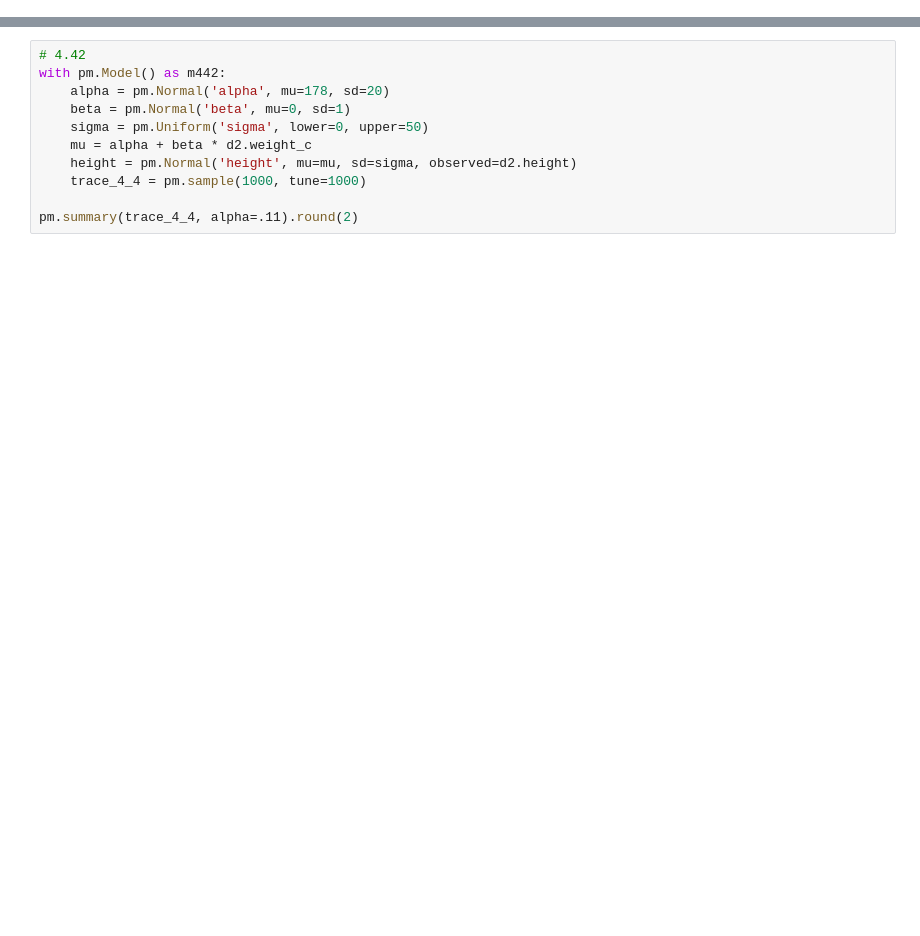
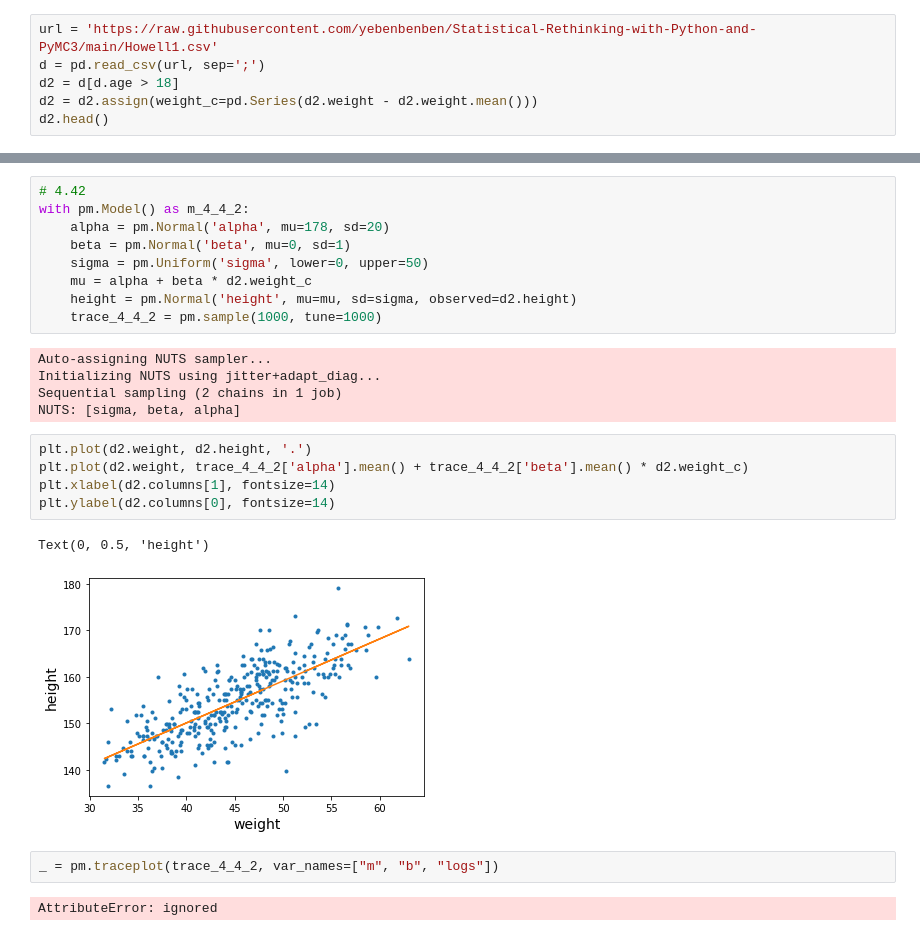
Before and after one commit to yebenbenben/Statistical-Rethinking-with-Python-and-PyMC3, a Jupyter notebook: Ch4.ipynb, the cells around one changed output, grey strips where cells are left out. Drawn from its saved outputs; the diff is of its cells as text; blank space fills up the shorter version.

```diff
--- a/Ch4.ipynb
+++ b/Ch4.ipynb
@@ -28,0 +35,6 @@ import seaborn as sns
+# %%
+url = 'https://raw.githubusercontent.com/yebenbenben/Statistical-Rethinking-with-Python-and-PyMC3/main/Howell1.csv'
+d = pd.read_csv(url, sep=';')
+d2 = d[d.age > 18]
+d2 = d2.assign(weight_c=pd.Series(d2.weight - d2.weight.mean()))
+d2.head()
@@ -29,11 +48,26 @@ import seaborn as sns
 # %%
 # 4.42
-with pm.Model() as m442:
+with pm.Model() as m_4_4_2:
     alpha = pm.Normal('alpha', mu=178, sd=20)
     beta = pm.Normal('beta', mu=0, sd=1)
     sigma = pm.Uniform('sigma', lower=0, upper=50)
     mu = alpha + beta * d2.weight_c
     height = pm.Normal('height', mu=mu, sd=sigma, observed=d2.height)
-    trace_4_4 = pm.sample(1000, tune=1000)
-
-pm.summary(trace_4_4, alpha=.11).round(2)
+    trace_4_4_2 = pm.sample(1000, tune=1000)
+# %% [output]
+Auto-assigning NUTS sampler...
+Initializing NUTS using jitter+adapt_diag...
+Sequential sampling (2 chains in 1 job)
+NUTS: [sigma, beta, alpha]
+# %%
+plt.plot(d2.weight, d2.height, '.')
+plt.plot(d2.weight, trace_4_4_2['alpha'].mean() + trace_4_4_2['beta'].mean() * d2.weight_c)
+plt.xlabel(d2.columns[1], fontsize=14)
+plt.ylabel(d2.columns[0], fontsize=14)
+# %% [output]
+Text(0, 0.5, 'height')
+[figure, added]
+# %%
+_ = pm.traceplot(trace_4_4_2, var_names=["m", "b", "logs"])
+# %% [output]
+AttributeError: ignored
```
Also changed, not shown: parts of 4 cells of this notebook.
